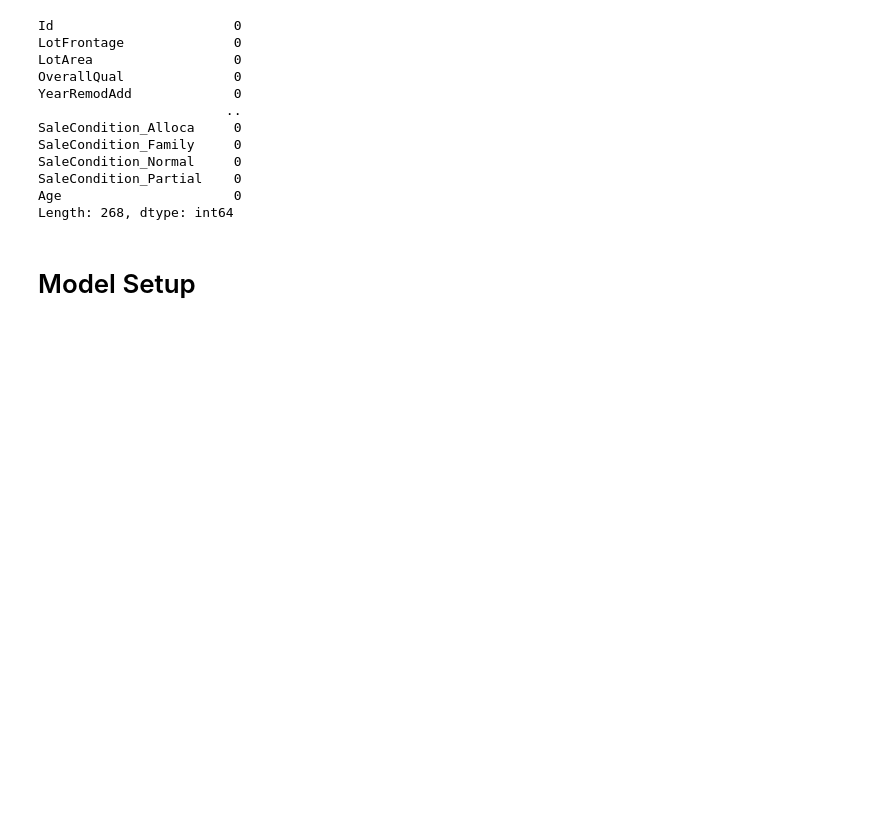
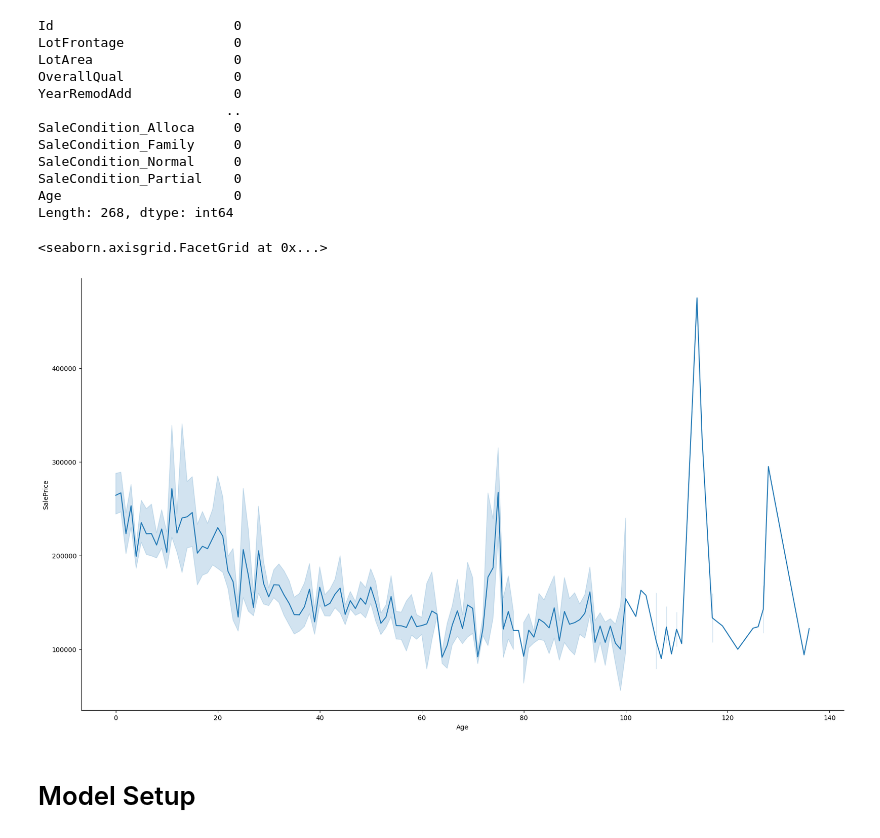
Before and after one commit to TKQhena/MLG_Assignment_1, a Jupyter notebook: Asses1_HousePrices.ipynb, the cells around one changed output. Cells and saved outputs as stored; diff of their text form; code cells hidden in the pictures; blank space fills up the shorter version.

```diff
--- a/Asses1_HousePrices.ipynb
+++ b/Asses1_HousePrices.ipynb
@@ -309,6 +299,14 @@ SaleCondition_Normal     0
 SaleCondition_Partial    0
 Age                      0
 Length: 268, dtype: int64
+# %%
+sns.relplot(x="Age", y="SalePrice",
+            size_order=["T1", "T2"],
+            height=10, aspect=1.75, facet_kws=dict(sharex=False),
+            kind="line", legend="full", data=df_final)
+# %% [output]
+<seaborn.axisgrid.FacetGrid at 0x...>
+[figure, added]
 # %% [markdown]
 # Model Setup
 # %%
```
Also changed, not shown: parts of 4 cells of this notebook.
